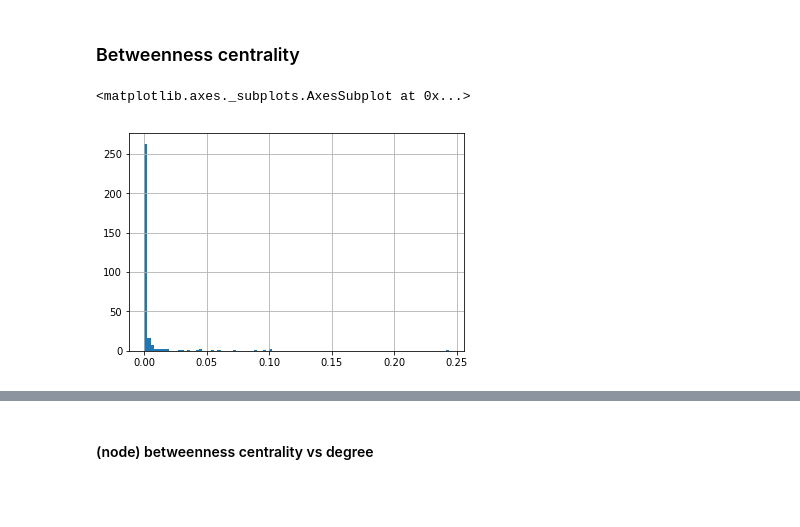
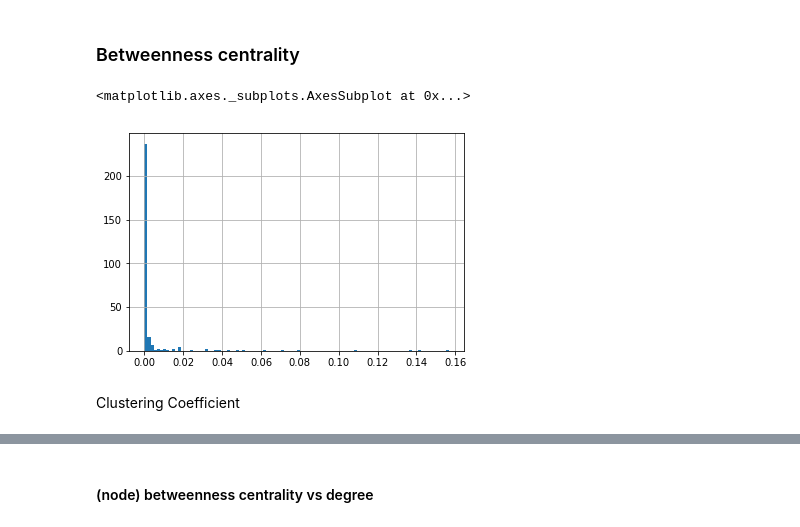
Before and after one commit to Morten-Esketveit/TSDS-gruppe-2019, a Jupyter notebook: Exam/Description_basic.ipynb, the cells around one changed output, grey strips where cells are left out. Saved outputs shown, nothing was run; the diff lists cells and outputs as text; code cells hidden in the pictures; blank space fills up the shorter version.

```diff
--- a/Exam/Description_basic.ipynb
+++ b/Exam/Description_basic.ipynb
@@ -14,7 +14,7 @@ import networkx as nx
 # %% [markdown]
 ## US domestic flights data, cleaned
 # %%
-FlightsNx = pd.read_pickle("FlightsNx.pkl")
+FlightsNx = pd.read_pickle("FlightsNx18.pkl")
 print('Rows:', len(FlightsNx.index))
 print(FlightsNx.columns)
 print('There are {} unique departure airports in the dataset'.format(FlightsNx.Origin.nunique()))
@@ -87,14 +87,14 @@ plt.show()
 # %%
 btwn = nx.betweenness_centrality(Network)
 betweenness = list(btwn.values())
 btwn_df = pd.DataFrame(betweenness)
 btwn_df.columns = ["betweenness"]
 btwn_df["airport"] = btwn.keys()
 
 btwn_df.sort_values(by = "betweenness", ascending = False)
 Node_char = degrees.merge(btwn_df, on= "airport")
-
-Node_char["betweenness"].hist(bins = 100)
 # %% [output]
 <matplotlib.axes._subplots.AxesSubplot at 0x...>
-[figure, old version]
+[figure, new version]
+# %% [markdown]
+Clustering Coefficient
```
Also changed, not shown: parts of 10 cells of this notebook, 22 other files.
